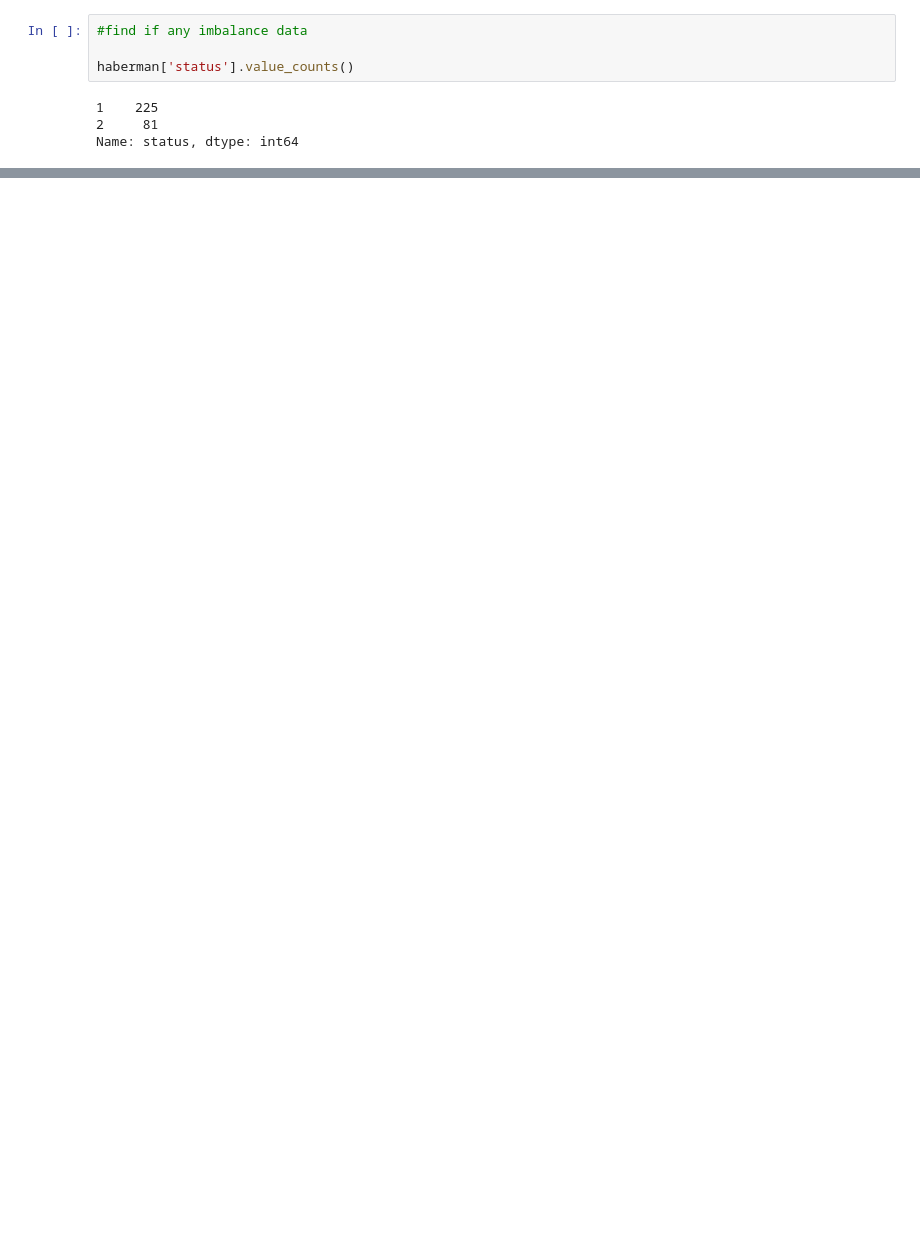
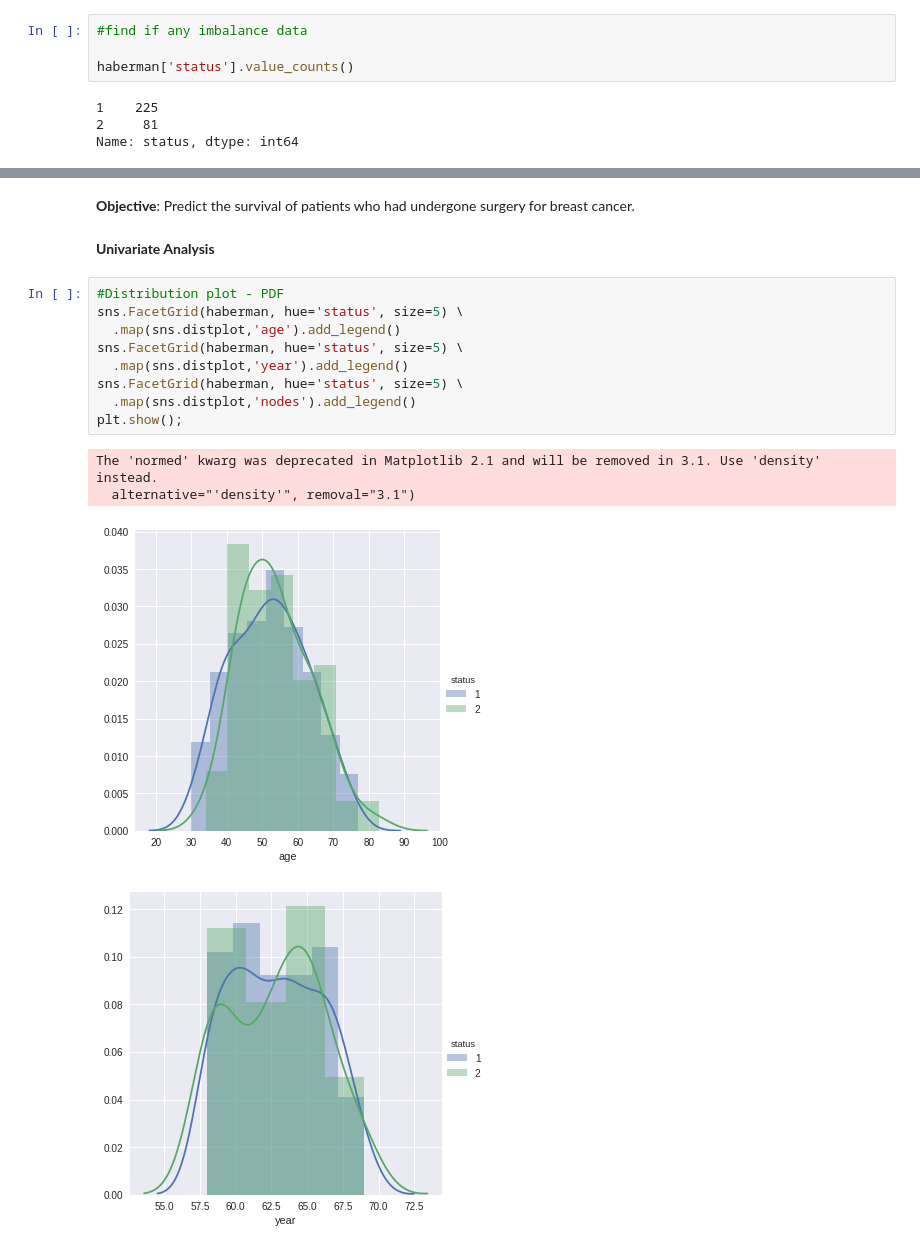
Before and after one commit to PhaneendraYedidi/Machine-Learning-Practices, a Jupyter notebook: Exploratory_Data_Analysis1.ipynb, the cells around one changed output, grey strips where cells are left out. Cells and saved outputs as stored; diff of their text form; blank space fills up the shorter version.

```diff
--- a/Exploratory_Data_Analysis1.ipynb
+++ b/Exploratory_Data_Analysis1.ipynb
@@ -67,0 +95,19 @@ Name: status, dtype: int64
+# %% [markdown]
+**Objective**:
+Predict the survival of patients who had undergone surgery for breast cancer.
+# %% [markdown]
+**Univariate Analysis**
+# %%
+#Distribution plot - PDF
+sns.FacetGrid(haberman, hue='status', size=5) \
+  .map(sns.distplot,'age').add_legend()
+sns.FacetGrid(haberman, hue='status', size=5) \
+  .map(sns.distplot,'year').add_legend()
+sns.FacetGrid(haberman, hue='status', size=5) \
+  .map(sns.distplot,'nodes').add_legend()
+plt.show();
+# %% [output]
+The 'normed' kwarg was deprecated in Matplotlib 2.1 and will be removed in 3.1. Use 'density' instead.
+  alternative="'density'", removal="3.1")
+[figure, added]
+[figure, added]
```
Also changed, not shown: parts of 18 cells of this notebook.
